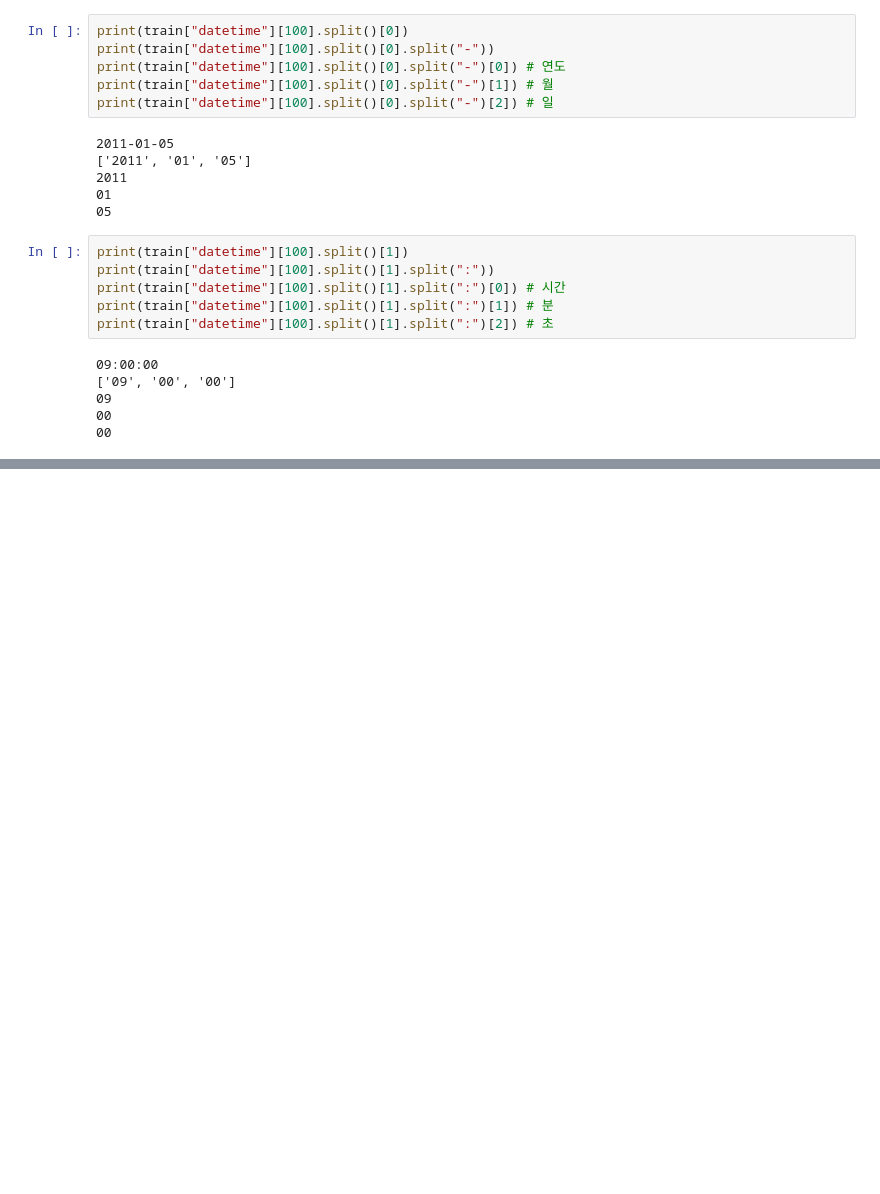
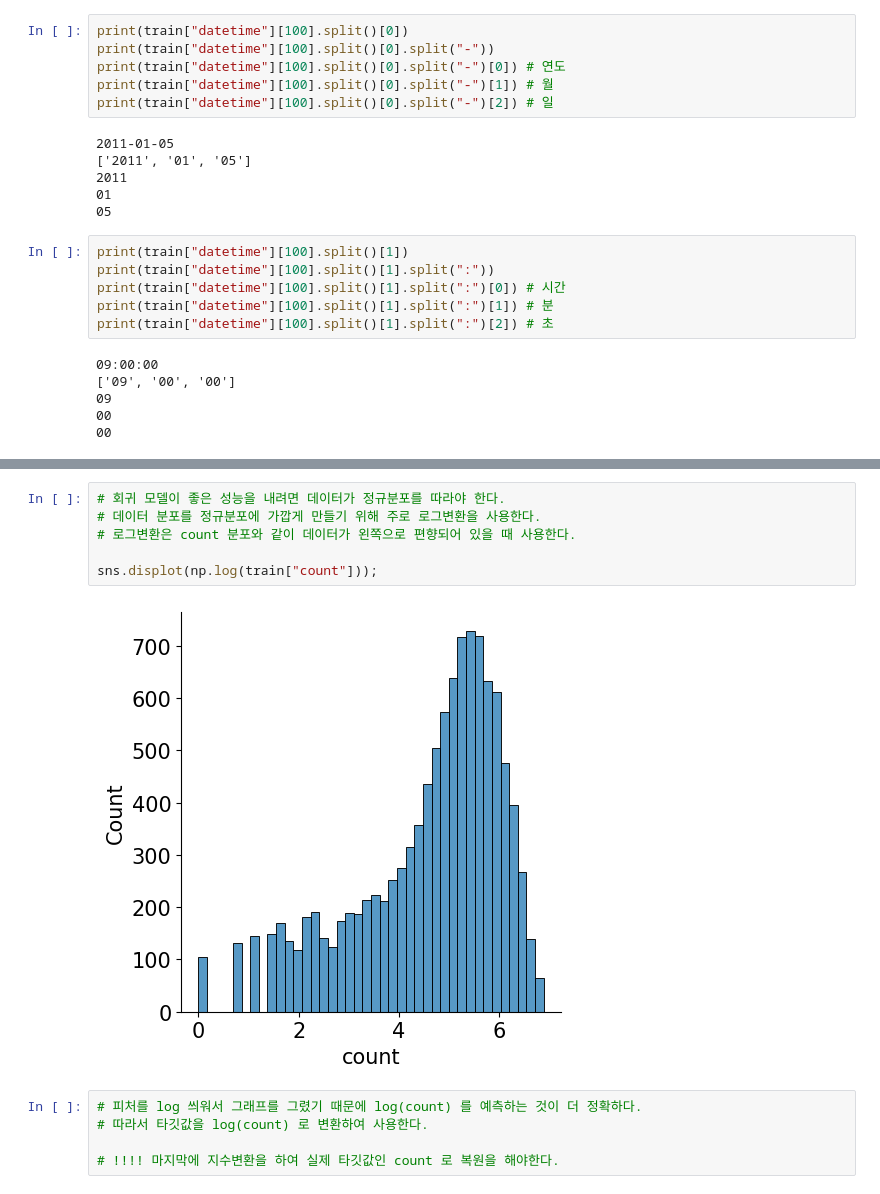
Before and after one commit to prestige-kim/ML_summer_practice, a Jupyter notebook: 06.Bike_Rental_Demand/Bike.ipynb, the cells around one changed output, grey strips where cells are left out. Saved outputs shown, nothing was run; the diff lists cells and outputs as text; blank space fills up the shorter version.

```diff
--- a/06.Bike_Rental_Demand/Bike.ipynb
+++ b/06.Bike_Rental_Demand/Bike.ipynb
@@ -100,0 +159,13 @@ train["date"] = train["datetime"].apply(lambda x: x.split()[0]) # 날짜 피처
+# %%
+# 회귀 모델이 좋은 성능을 내려면 데이터가 정규분포를 따라야 한다.
+# 데이터 분포를 정규분포에 가깝게 만들기 위해 주로 로그변환을 사용한다.
+# 로그변환은 count 분포와 같이 데이터가 왼쪽으로 편향되어 있을 때 사용한다.
+
+sns.displot(np.log(train["count"]));
+# %% [output]
+[figure, added]
+# %%
+# 피처를 log 씌워서 그래프를 그렸기 때문에 log(count) 를 예측하는 것이 더 정확하다.
+# 따라서 타깃값을 log(count) 로 변환하여 사용한다.
+
+# !!!! 마지막에 지수변환을 하여 실제 타깃값인 count 로 복원을 해야한다.
```
Also changed, not shown: parts of 25 cells of this notebook.
